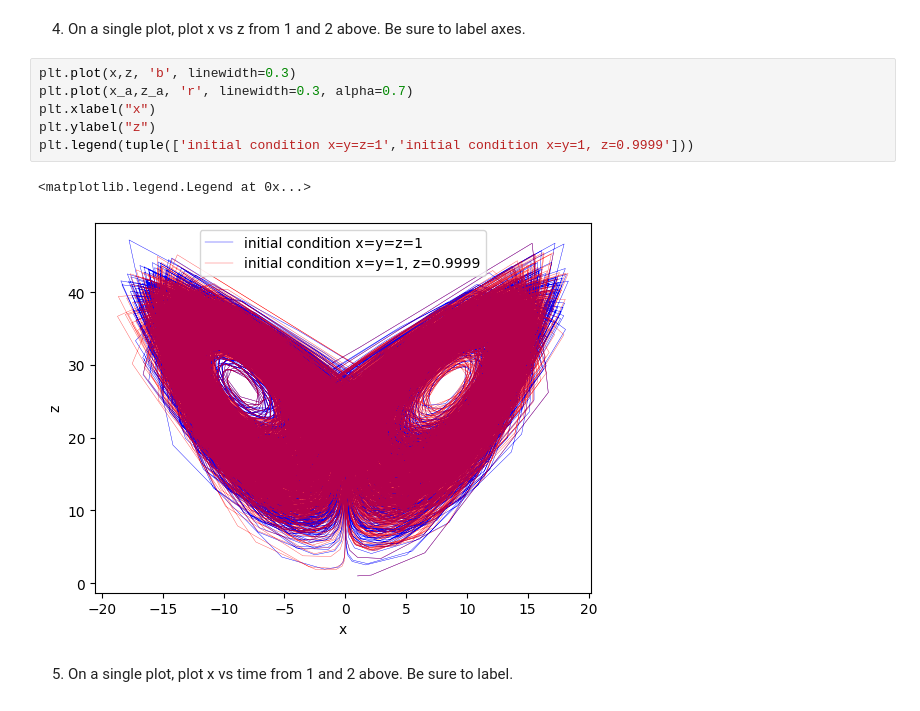
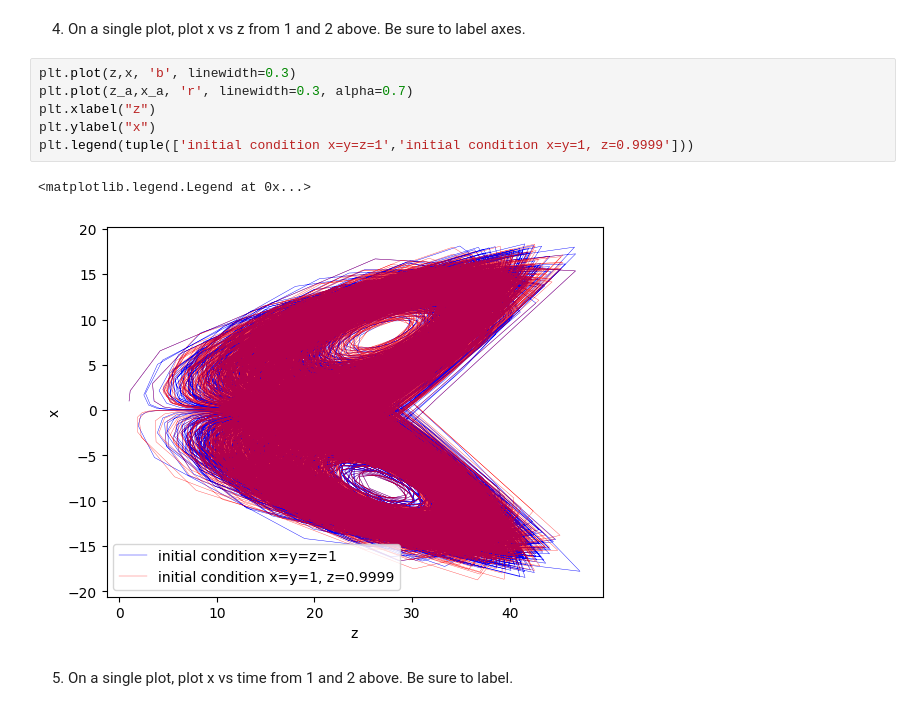
Before and after one commit to sht150/Che_Math, a Jupyter notebook: Homework 1.ipynb, the cells around one changed output. Cells and saved outputs as stored; diff of their text form.

```diff
--- a/Homework 1.ipynb
+++ b/Homework 1.ipynb
@@ -213,14 +219,14 @@ plt.legend(tuple(['initial condition x=y=z=1','initial condition x=y=1, z=0.9999
 # %% [markdown]
 4. On a single plot, plot x vs z from 1 and 2 above. Be sure to label axes.
 # %%
-plt.plot(x,z, 'b', linewidth=0.3)
-plt.plot(x_a,z_a, 'r', linewidth=0.3, alpha=0.7)
-plt.xlabel("x")
-plt.ylabel("z")
+plt.plot(z,x, 'b', linewidth=0.3)
+plt.plot(z_a,x_a, 'r', linewidth=0.3, alpha=0.7)
+plt.xlabel("z")
+plt.ylabel("x")
 plt.legend(tuple(['initial condition x=y=z=1','initial condition x=y=1, z=0.9999']))
 # %% [output]
 <matplotlib.legend.Legend at 0x...>
-[figure, old version]
+[figure, new version]
 # %% [markdown]
 5. On a single plot, plot x vs time from 1 and 2 above. Be sure to label.
 # %%
```
Also changed, not shown: parts of 19 cells of this notebook.
